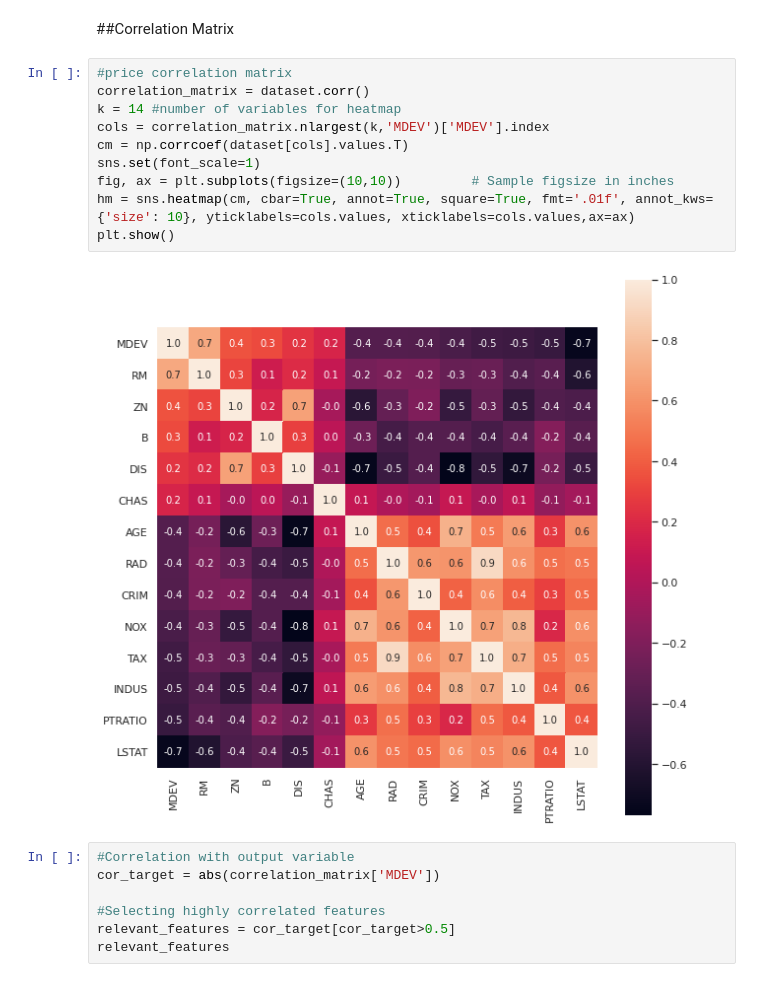
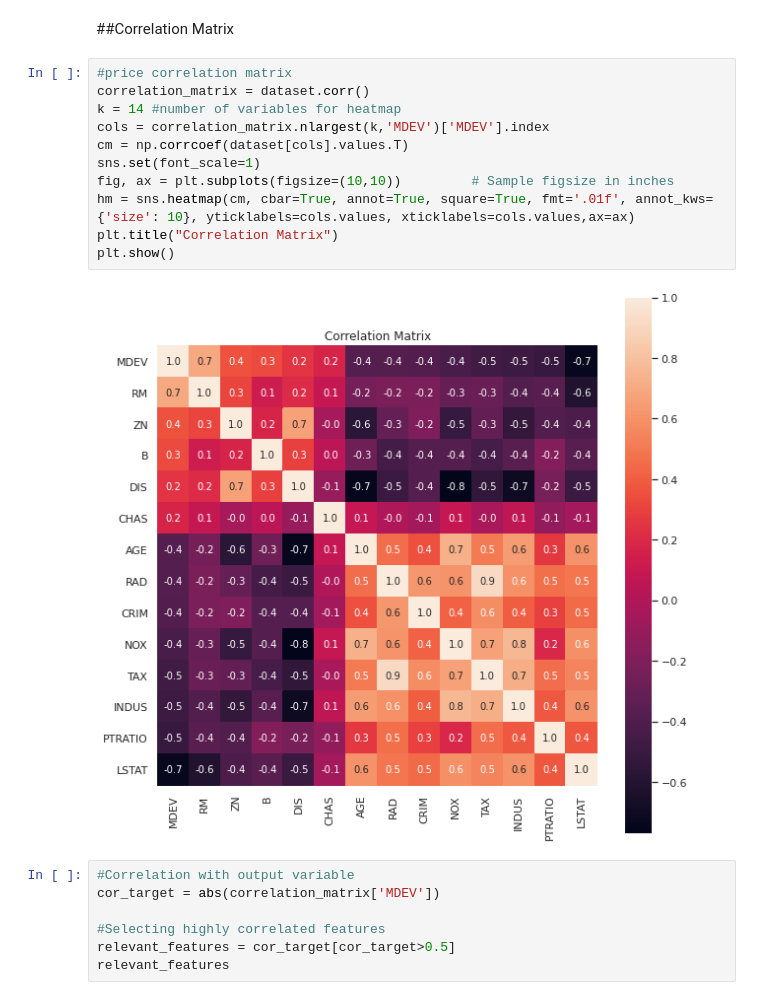
Before and after one commit to ZahraDehghani99/AI-Internship, a Jupyter notebook: Boston_Housing_Price.ipynb, the cells around one changed output. Saved outputs shown, nothing was run; the diff lists cells and outputs as text.

```diff
--- a/Boston_Housing_Price.ipynb
+++ b/Boston_Housing_Price.ipynb
@@ -68,15 +69,16 @@ sns.histplot(dataset['MDEV'])
 # %%
 #price correlation matrix
 correlation_matrix = dataset.corr()
 k = 14 #number of variables for heatmap
 cols = correlation_matrix.nlargest(k,'MDEV')['MDEV'].index
 cm = np.corrcoef(dataset[cols].values.T)
 sns.set(font_scale=1)
 fig, ax = plt.subplots(figsize=(10,10))         # Sample figsize in inches
 hm = sns.heatmap(cm, cbar=True, annot=True, square=True, fmt='.01f', annot_kws={'size': 10}, yticklabels=cols.values, xticklabels=cols.values,ax=ax)
+plt.title("Correlation Matrix")
 plt.show()
 # %% [output]
-[figure, old version]
+[figure, new version]
 # %%
 #Correlation with output variable
 cor_target = abs(correlation_matrix['MDEV'])
```
Also changed, not shown: parts of 1 cell of this notebook.
